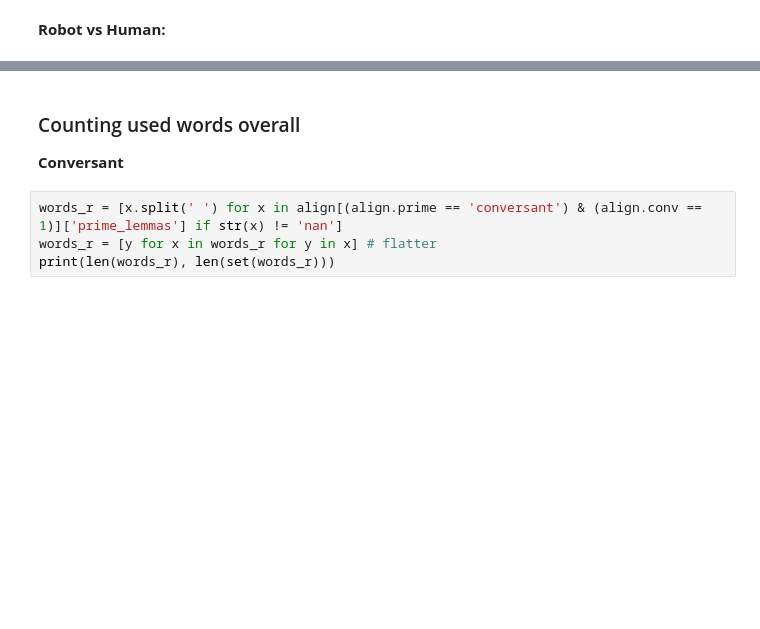
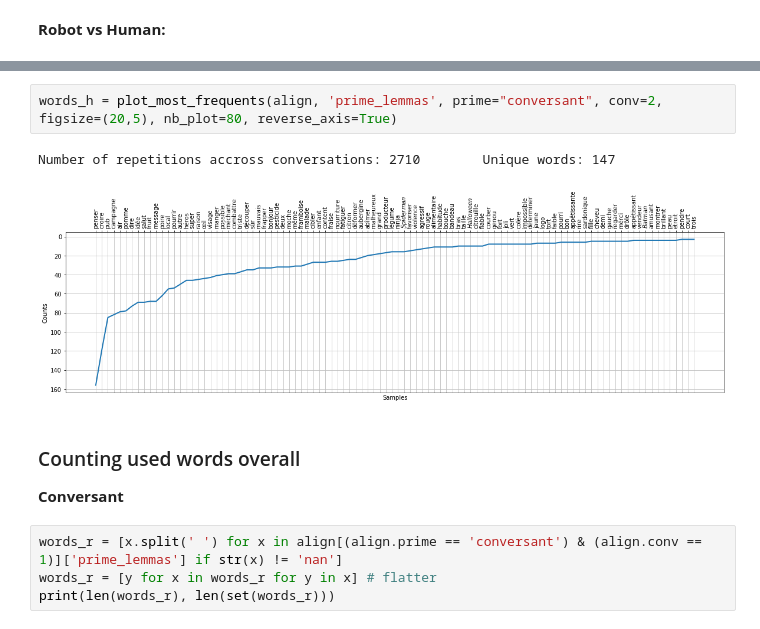
Before and after one commit to Neako/physsocial-summarydata, a Jupyter notebook: data_analysis/_ipynb/test_statistics.ipynb, the cells around one changed output, grey strips where cells are left out. Saved outputs shown, nothing was run; the diff lists cells and outputs as text; blank space fills up the shorter version.

```diff
--- a/data_analysis/_ipynb/test_statistics.ipynb
+++ b/data_analysis/_ipynb/test_statistics.ipynb
@@ -285,3 +286,8 @@ words_r_df.plot(100)
+# %%
+words_h = plot_most_frequents(align, 'prime_lemmas', prime="conversant", conv=2, figsize=(20,5), nb_plot=80, reverse_axis=True)
+# %% [output]
+Number of repetitions accross conversations: 2710        Unique words: 147
+[figure, added]
 # %% [markdown]
 ### Counting used words overall
 **Conversant**
```
Also changed, not shown: parts of 20 cells of this notebook, 1 other file.
